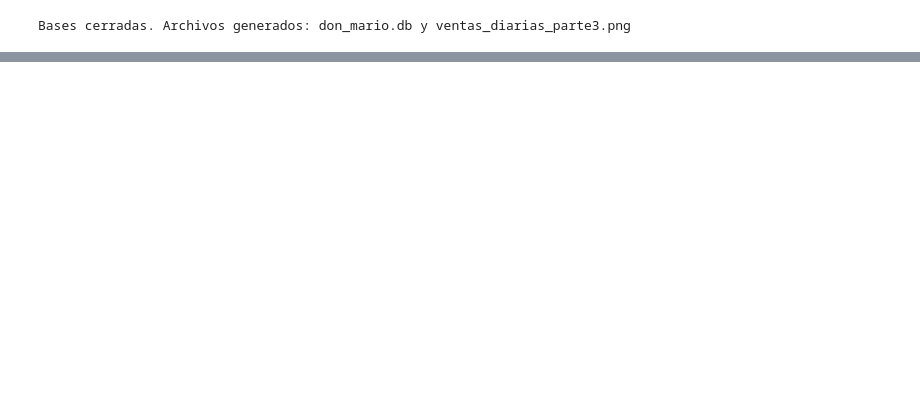
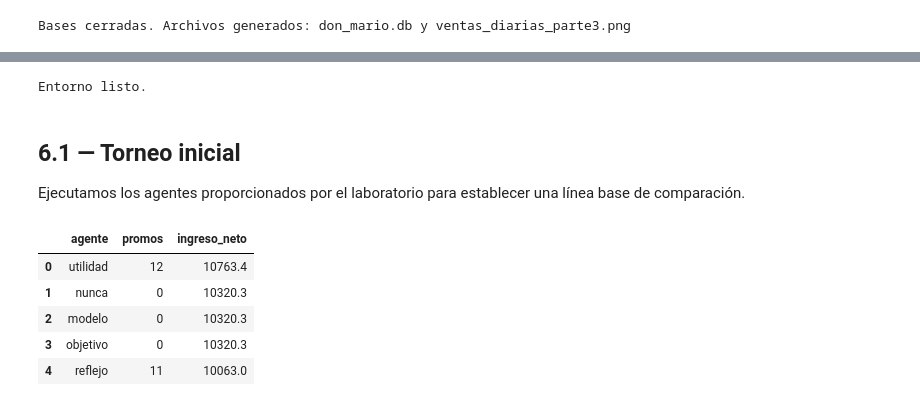
Before and after one commit to FabianMaquen/S06-ACTIVIDAD, a Jupyter notebook: S06_Partes_1_a_4_2311685.ipynb, the cells around one changed output, grey strips where cells are left out. Drawn from its saved outputs; the diff is of its cells as text; code cells hidden in the pictures; blank space fills up the shorter version.

```diff
--- a/S06_Partes_1_a_4_2311685.ipynb
+++ b/S06_Partes_1_a_4_2311685.ipynb
@@ -433,0 +635,28 @@ Bases cerradas. Archivos generados: don_mario.db y ventas_diarias_parte3.png
+# %%
+from don_mario_lab import *
+import don_mario_lab as dm
+import pandas as pd
+import datetime as dt
+
+CODIGO = 2311685
+
+# Base personal física para el bono
+crear_base(CODIGO, ruta="don_mario.db")
+
+print("Entorno listo.")
+# %% [output]
+Entorno listo.
+# %% [markdown]
+## 6.1 — Torneo inicial
+
+Ejecutamos los agentes proporcionados por el laboratorio para establecer una línea base de comparación.
+# %%
+resultado_torneo = torneo(CODIGO)
+display(resultado_torneo)
+# %% [output]
+|  | agente | promos | ingreso_neto |
+| 0 | utilidad | 12 | 10763.4 |
+| 1 | nunca | 0 | 10320.3 |
+| 2 | modelo | 0 | 10320.3 |
+| 3 | objetivo | 0 | 10320.3 |
+| 4 | reflejo | 11 | 10063.0 |
```
Also changed, not shown: parts of 37 cells of this notebook, 1 other file.
